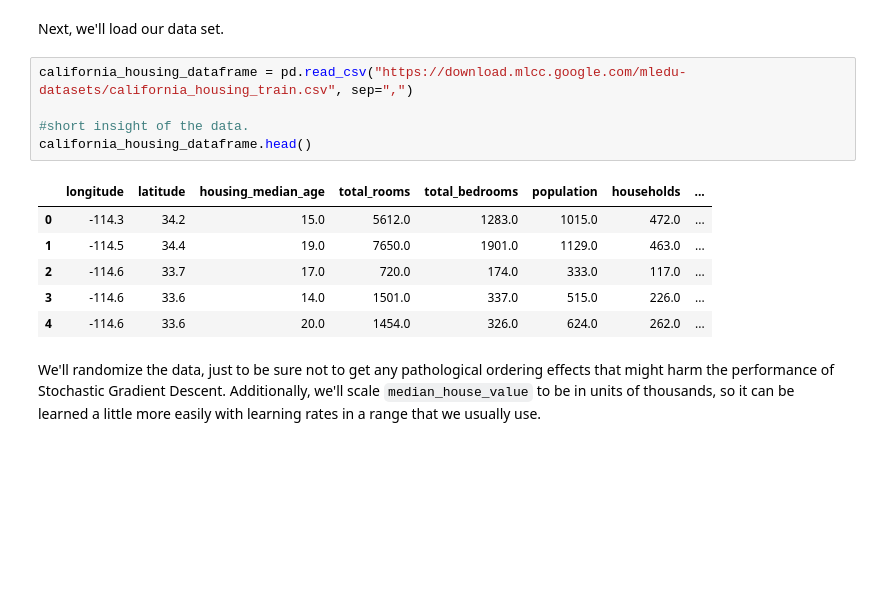
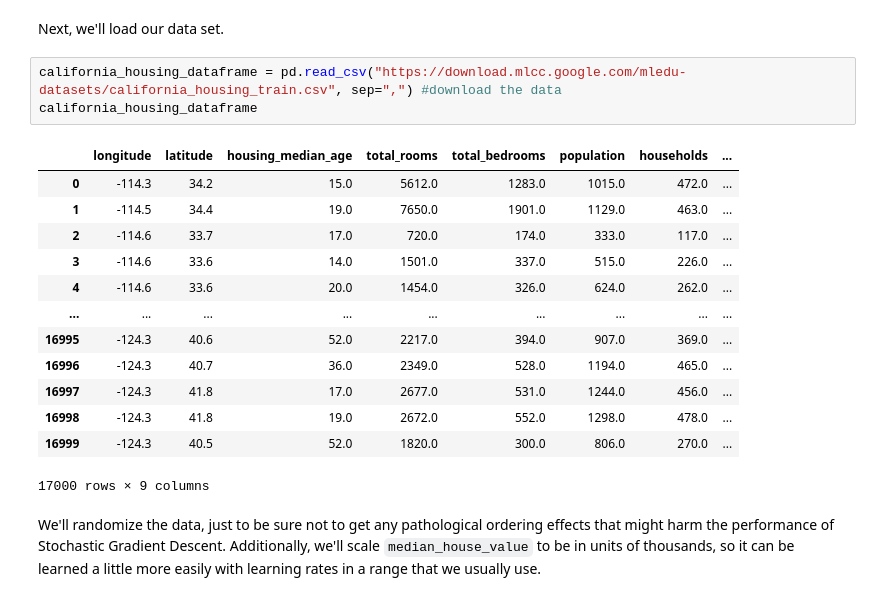
Before and after one commit to Abulele-Mditshwa/Tensorflow, a Jupyter notebook: first_steps_with_tensor_flow.ipynb, the cells around one changed output. Drawn from its saved outputs; the diff is of its cells as text; blank space fills up the shorter version.

```diff
--- a/first_steps_with_tensor_flow.ipynb
+++ b/first_steps_with_tensor_flow.ipynb
@@ -48,17 +48,22 @@ pd.options.display.float_format = '{:.1f}'.format
 # %% [markdown]
 Next, we'll load our data set.
 # %%
-california_housing_dataframe = pd.read_csv("https://download.mlcc.google.com/mledu-datasets/california_housing_train.csv", sep=",")
-
-#short insight of the data.
-california_housing_dataframe.head()
+california_housing_dataframe = pd.read_csv("https://download.mlcc.google.com/mledu-datasets/california_housing_train.csv", sep=",") #download the data
+california_housing_dataframe
 # %% [output]
 |  | longitude | latitude | housing_median_age | total_rooms | total_bedrooms | population | households | ... |
 | 0 | -114.3 | 34.2 | 15.0 | 5612.0 | 1283.0 | 1015.0 | 472.0 | ... |
 | 1 | -114.5 | 34.4 | 19.0 | 7650.0 | 1901.0 | 1129.0 | 463.0 | ... |
 | 2 | -114.6 | 33.7 | 17.0 | 720.0 | 174.0 | 333.0 | 117.0 | ... |
 | 3 | -114.6 | 33.6 | 14.0 | 1501.0 | 337.0 | 515.0 | 226.0 | ... |
 | 4 | -114.6 | 33.6 | 20.0 | 1454.0 | 326.0 | 624.0 | 262.0 | ... |
+| ... | ... | ... | ... | ... | ... | ... | ... | ... |
+| 16995 | -124.3 | 40.6 | 52.0 | 2217.0 | 394.0 | 907.0 | 369.0 | ... |
+| 16996 | -124.3 | 40.7 | 36.0 | 2349.0 | 528.0 | 1194.0 | 465.0 | ... |
+| 16997 | -124.3 | 41.8 | 17.0 | 2677.0 | 531.0 | 1244.0 | 456.0 | ... |
+| 16998 | -124.3 | 41.8 | 19.0 | 2672.0 | 552.0 | 1298.0 | 478.0 | ... |
+| 16999 | -124.3 | 40.5 | 52.0 | 1820.0 | 300.0 | 806.0 | 270.0 | ... |
+17000 rows × 9 columns
 # %% [markdown]
 We'll randomize the data, just to be sure not to get any pathological ordering effects that might harm the performance of Stochastic Gradient Descent. Additionally, we'll scale `median_house_value` to be in units of thousands, so it can be learned a little more easily with learning rates in a range that we usually use.
 # %%
```
Also changed, not shown: parts of 17 cells of this notebook.
